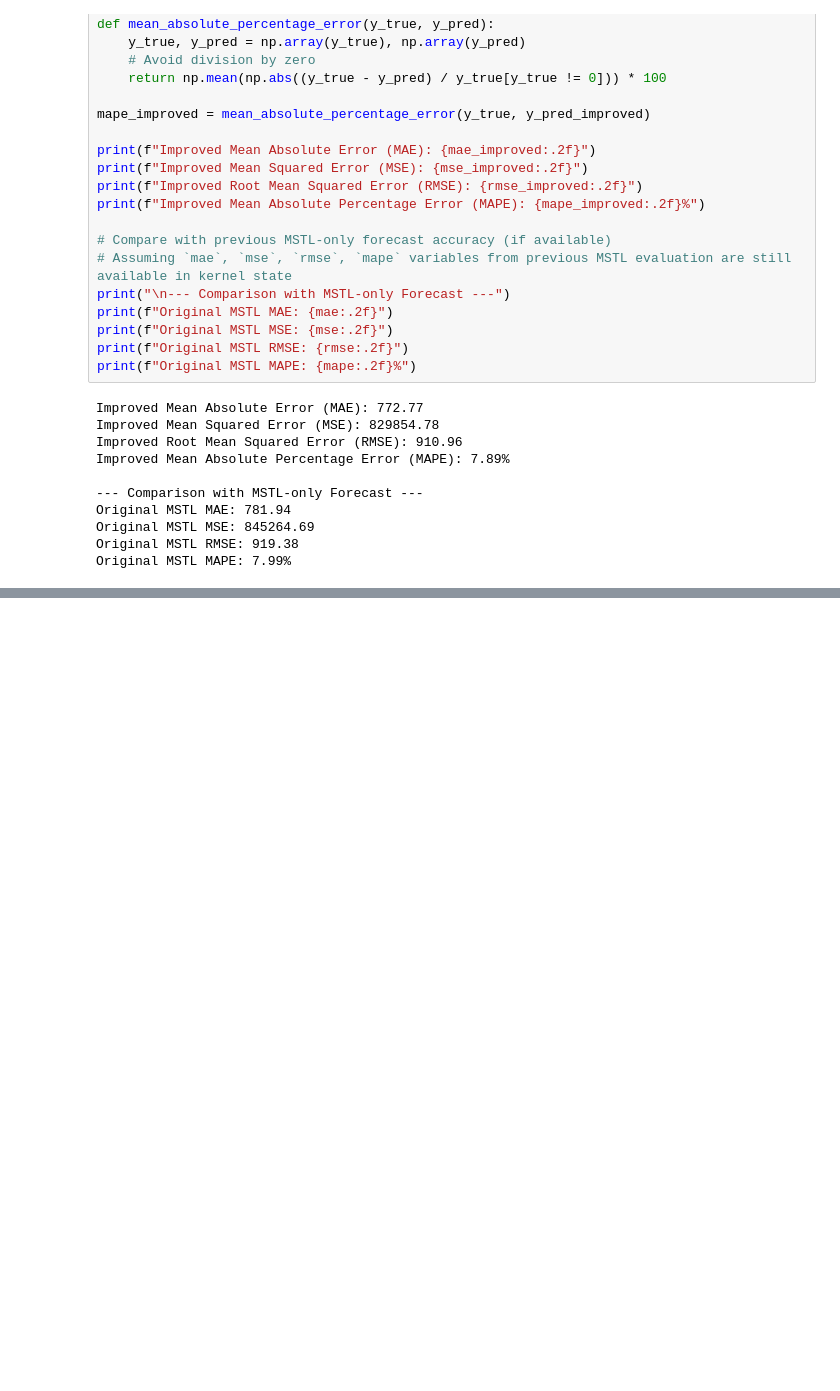
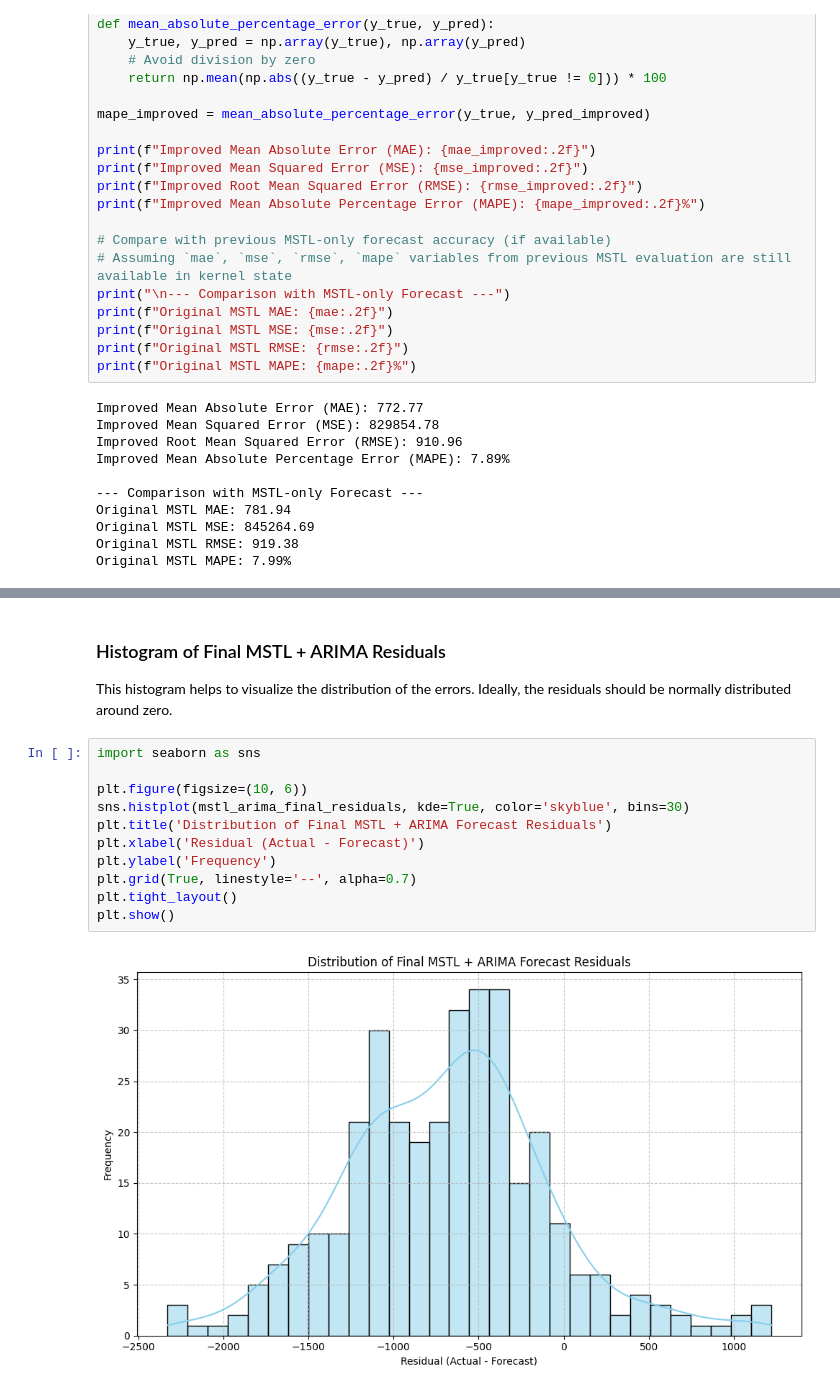
Before and after one commit to Vishnu912py/Resource-Demand-Forecasting, a Jupyter notebook: MSTL Decomposition/MSTL(using_electricity_dataset).ipynb, the cells around one changed output, grey strips where cells are left out. Saved outputs shown, nothing was run; the diff lists cells and outputs as text; blank space fills up the shorter version.

```diff
--- a/MSTL Decomposition/MSTL(using_electricity_dataset).ipynb
+++ b/MSTL Decomposition/MSTL(using_electricity_dataset).ipynb
@@ -762,0 +469,17 @@ plt.show()
+# %% [markdown]
+### Histogram of Final MSTL + ARIMA Residuals
+
+This histogram helps to visualize the distribution of the errors. Ideally, the residuals should be normally distributed around zero.
+# %%
+import seaborn as sns
+
+plt.figure(figsize=(10, 6))
+sns.histplot(mstl_arima_final_residuals, kde=True, color='skyblue', bins=30)
+plt.title('Distribution of Final MSTL + ARIMA Forecast Residuals')
+plt.xlabel('Residual (Actual - Forecast)')
+plt.ylabel('Frequency')
+plt.grid(True, linestyle='--', alpha=0.7)
+plt.tight_layout()
+plt.show()
+# %% [output]
+[figure, added]
```
Also changed, not shown: parts of 49 cells of this notebook.
